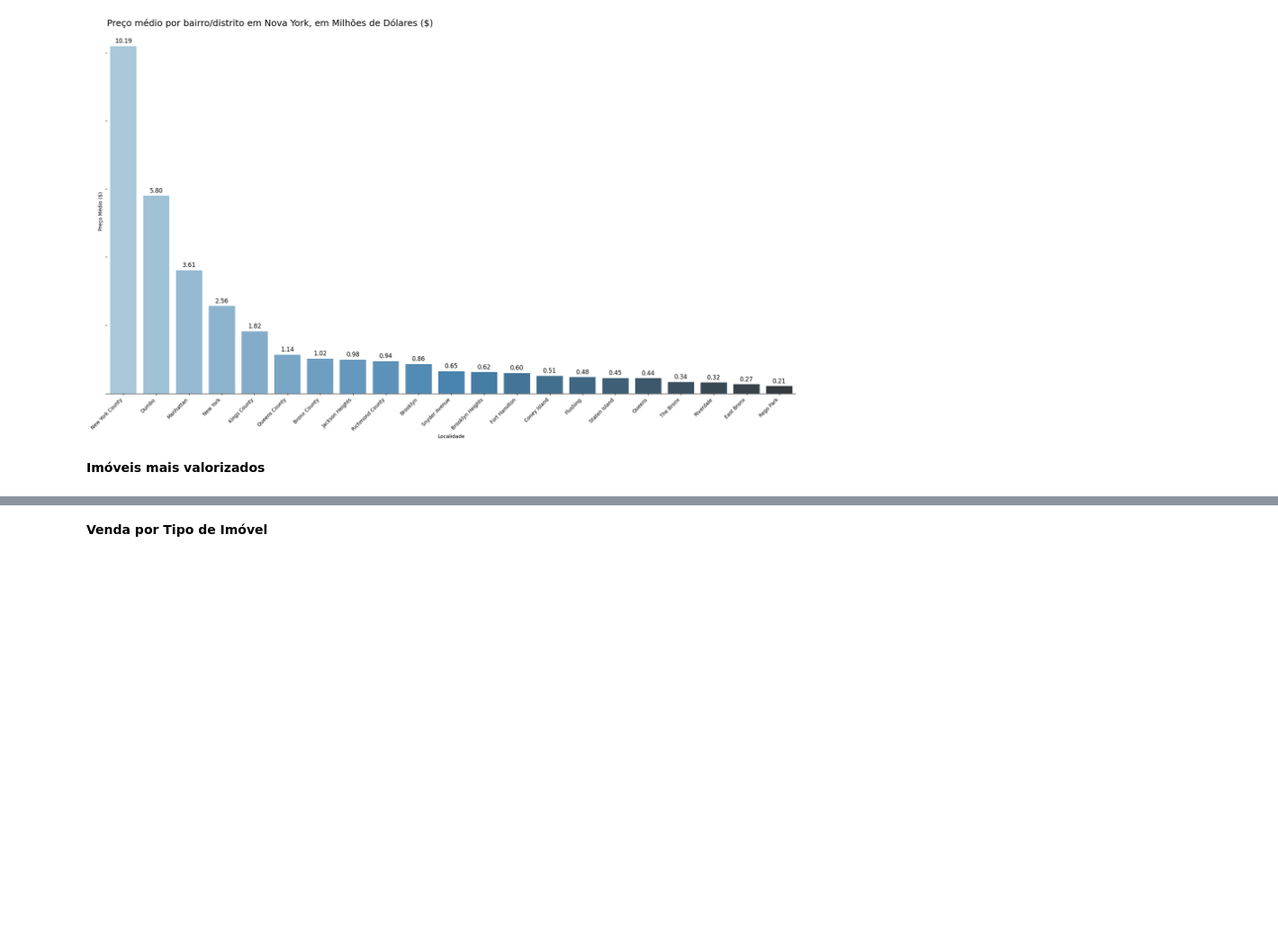
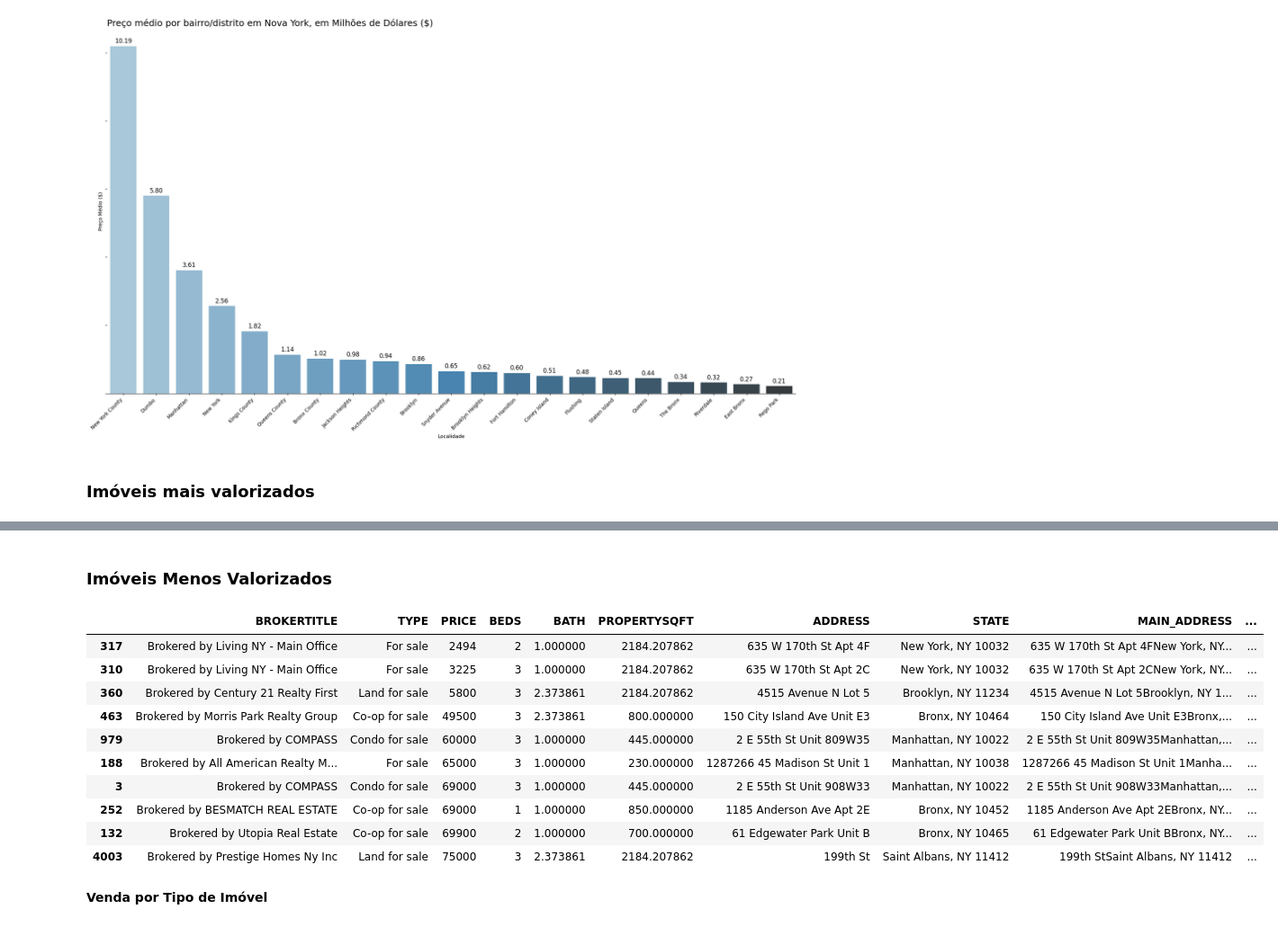
Before and after one commit to RenanYMartins/ADD-Trabalho1, a Jupyter notebook: Mercado_Imobiliário_de_Nova_York.ipynb, the cells around one changed output, grey strips where cells are left out. Shown at 90% size. Drawn from its saved outputs; the diff is of its cells as text; code cells hidden in the pictures; blank space fills up the shorter version.

Commit message:
Conclusão e análise de locais menos valorizados.

```diff
--- a/Mercado_Imobiliário_de_Nova_York.ipynb
+++ b/Mercado_Imobiliário_de_Nova_York.ipynb
@@ -401,7 +401,7 @@ plt.show()
 # %% [output]
 [figure]
 # %% [markdown]
-**Imóveis mais valorizados**
+### Imóveis mais valorizados
 # %%
 imoveis_valorizados = df_filtered.sort_values(by='PRICE', ascending=False)
 
@@ -418,6 +418,24 @@ imoveis_valorizados.head(10)
 | 1453 | Brokered by Corcoran East Side | Co-op for sale | 48000000 | 5 | 2.373861 | 2184.207862 | 740 Park Ave # 4 & 5B | New York, NY 10021 | 740 Park Ave # 4 & 5BNew York, NY... | ... |
 | 3388 | Brokered by Sotheby's Internation... | Co-op for sale | 45000000 | 5 | 2.373861 | 2184.207862 | 4 E 66th St Fl 7 | New York, NY 10065 | 4 E 66th St Fl 7New York, NY 10065 | ... |
 | 3571 | Brokered by Sotheby's Internation... | Co-op for sale | 44500000 | 5 | 6.000000 | 2184.207862 | 2 E 67th St Fl 9 | New York, NY 10065 | 2 E 67th St Fl 9New York, NY 10065 | ... |
+# %% [markdown]
+### Imóveis Menos Valorizados
+# %%
+imoveis_menos_valorizados = df_filtered.sort_values(by='PRICE', ascending=True)
+
+imoveis_menos_valorizados.head(10)
+# %% [output]
+|  | BROKERTITLE | TYPE | PRICE | BEDS | BATH | PROPERTYSQFT | ADDRESS | STATE | MAIN_ADDRESS | ... |
+| 317 | Brokered by Living NY - Main Office | For sale | 2494 | 2 | 1.000000 | 2184.207862 | 635 W 170th St Apt 4F | New York, NY 10032 | 635 W 170th St Apt 4FNew York, NY... | ... |
+| 310 | Brokered by Living NY - Main Office | For sale | 3225 | 3 | 1.000000 | 2184.207862 | 635 W 170th St Apt 2C | New York, NY 10032 | 635 W 170th St Apt 2CNew York, NY... | ... |
+| 360 | Brokered by Century 21 Realty First | Land for sale | 5800 | 3 | 2.373861 | 2184.207862 | 4515 Avenue N Lot 5 | Brooklyn, NY 11234 | 4515 Avenue N Lot 5Brooklyn, NY 1... | ... |
+| 463 | Brokered by Morris Park Realty Group | Co-op for sale | 49500 | 3 | 2.373861 | 800.000000 | 150 City Island Ave Unit E3 | Bronx, NY 10464 | 150 City Island Ave Unit E3Bronx,... | ... |
+| 979 | Brokered by COMPASS | Condo for sale | 60000 | 3 | 1.000000 | 445.000000 | 2 E 55th St Unit 809W35 | Manhattan, NY 10022 | 2 E 55th St Unit 809W35Manhattan,... | ... |
+| 188 | Brokered by All American Realty M... | For sale | 65000 | 3 | 1.000000 | 230.000000 | 1287266 45 Madison St Unit 1 | Manhattan, NY 10038 | 1287266 45 Madison St Unit 1Manha... | ... |
+| 3 | Brokered by COMPASS | Condo for sale | 69000 | 3 | 1.000000 | 445.000000 | 2 E 55th St Unit 908W33 | Manhattan, NY 10022 | 2 E 55th St Unit 908W33Manhattan,... | ... |
+| 252 | Brokered by BESMATCH REAL ESTATE | Co-op for sale | 69000 | 1 | 1.000000 | 850.000000 | 1185 Anderson Ave Apt 2E | Bronx, NY 10452 | 1185 Anderson Ave Apt 2EBronx, NY... | ... |
+| 132 | Brokered by Utopia Real Estate | Co-op for sale | 69900 | 2 | 1.000000 | 700.000000 | 61 Edgewater Park Unit B | Bronx, NY 10465 | 61 Edgewater Park Unit BBronx, NY... | ... |
+| 4003 | Brokered by Prestige Homes Ny Inc | Land for sale | 75000 | 3 | 2.373861 | 2184.207862 | 199th St | Saint Albans, NY 11412 | 199th StSaint Albans, NY 11412 | ... |
 # %% [markdown]
 **Venda por Tipo de Imóvel**
 # %%
```
Also changed, not shown: parts of 1 cell of this notebook.
